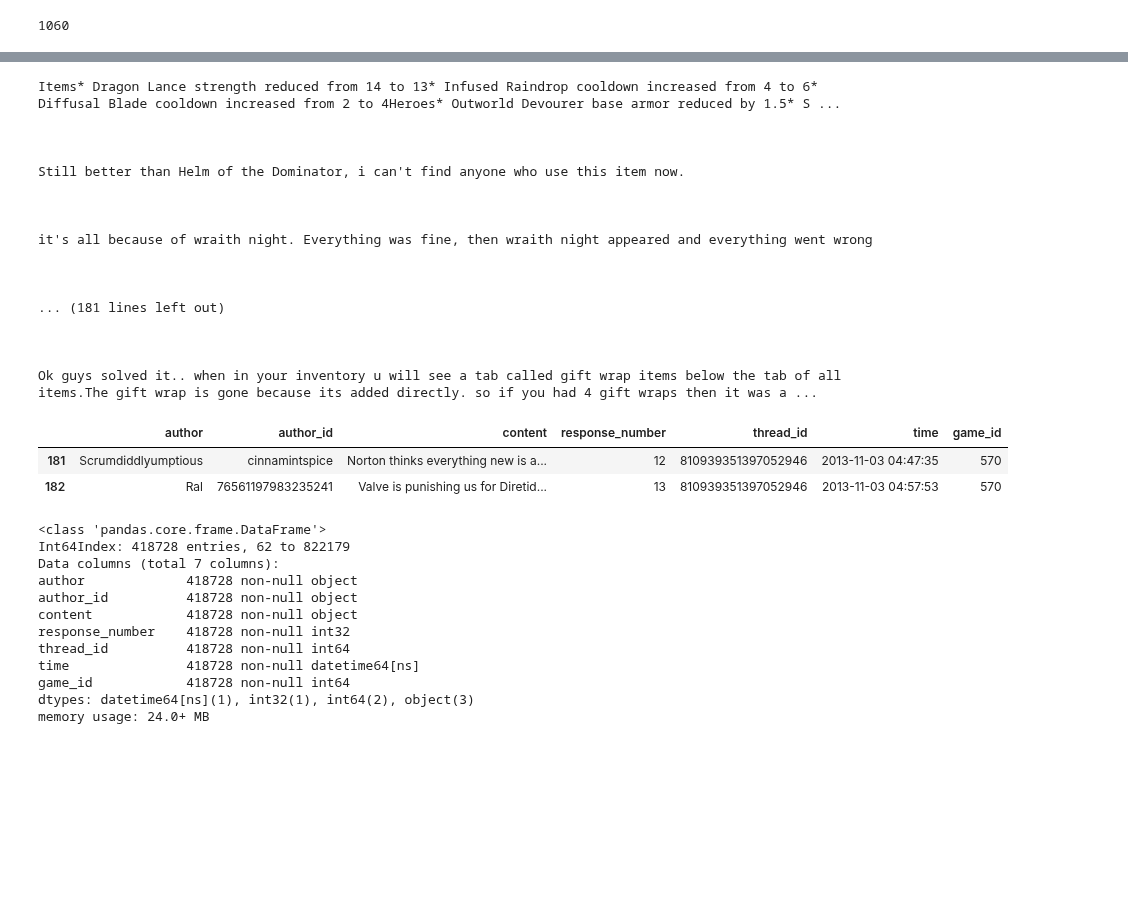
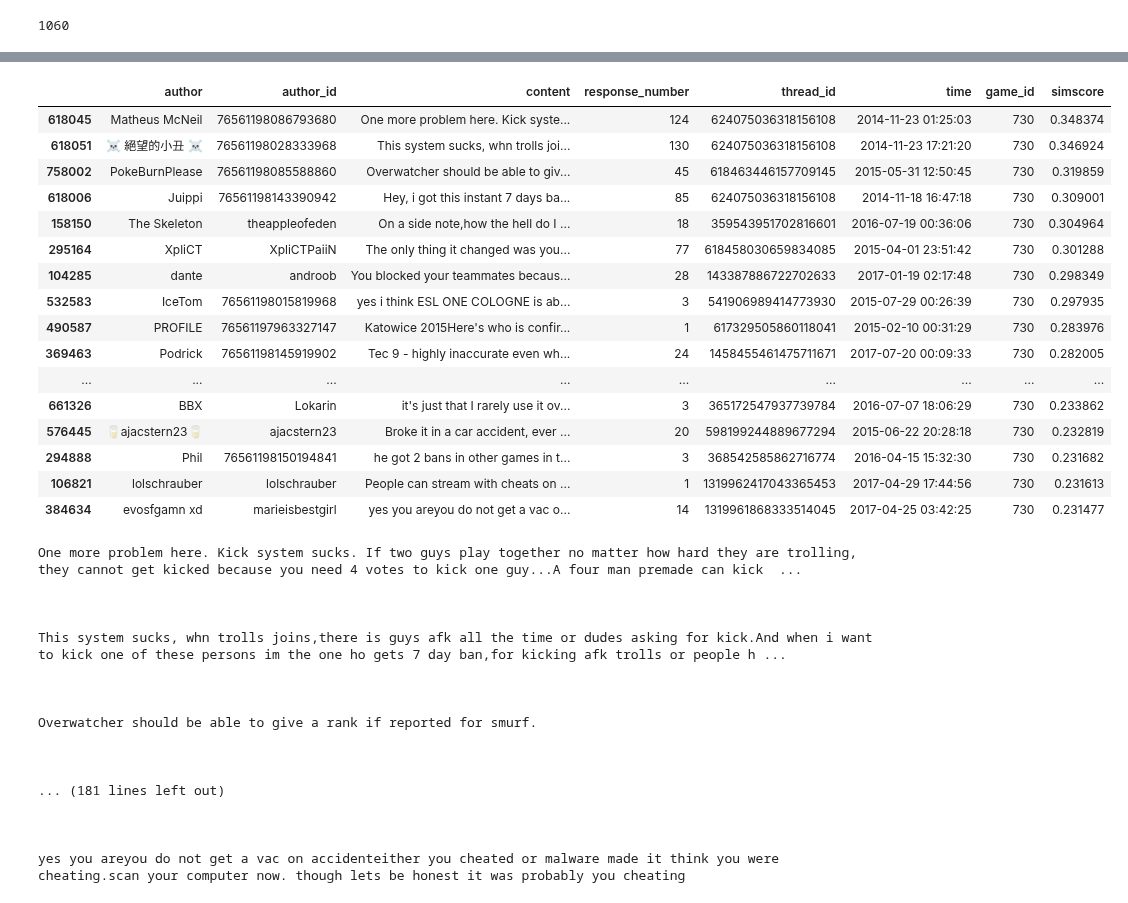
Before and after one commit to johink/Ambient, a Jupyter notebook: EDA.ipynb, the cells around one changed output, grey strips where cells are left out. Cells and saved outputs as stored; diff of their text form; code cells hidden in the pictures; blank space fills up the shorter version.

```diff
--- a/EDA.ipynb
+++ b/EDA.ipynb
@@ -42,8 +42,8 @@ threads = []
 posts = []
 
 for i in range(1,7):
-    thread_name = "threads{}.json".format(i)
-    post_name = "posts{}.json".format(i)
+    thread_name = "data/threads{}.json".format(i)
+    post_name = "data/posts{}.json".format(i)
     threads.extend(json.load(open(thread_name)))
     posts.extend(json.load(open(post_name)))
 # %%
@@ -197,7 +197,7 @@ len(thread_df)
 # %%
 dfs = []
 for name in ['csgo','dota2','pubg']:
-    d = json.load(open(name+'_notes.json'))
+    d = json.load(open('data/'+name+'_notes.json'))
     df = pd.DataFrame([{'date':patch['post_date'], 'change':" ".join([change['change'] for change in patch['content']])} for patch in d])
     df['game'] = name
     dfs.append(df)
@@ -245,6 +245,9 @@ def get_highest_sim_score(post_tfidf, patches_tfidf):
                   / (np.linalg.norm(post_tfidf) * np.linalg.norm(patches_tfidf, axis = 1)))
 
 def calc_sim_score(series):
+    if series.response_number >= 200:
+        return -3
+
     patches = x_trans_df[(x_trans_df.index > series.time + pd.to_timedelta(n_weeks_start, 'w')) &
                          (x_trans_df.index < series.time + pd.to_timedelta(n_weeks_end, 'w'))]
 
@@ -271,12 +274,17 @@ stopwords.update(['run', 'runs', 'running', 'patch','update','updates',
                   'go','GO','pubg','PUBG'] +
                 list('1234567890'))
 
-n_weeks_start = 1
-n_weeks_end = 4
-min_matches = 4
-max_matches = 20
-
 for gameid, gamename, thresh in zip([570, 730, 578080], ["dota2","csgo","pubg"], [.3, .3, .5]):
+    if gamename == 'dota2':
+        n_weeks_start = 2
+        n_weeks_end = 6
+        min_matches = 10
+        max_matches = 25
+    else:
+        n_weeks_start = 1
+        n_weeks_end = 4
+        min_matches = 4
+        max_matches = 20
     print(gamename)
     notes_sub = notes_df[notes_df.game == gamename]
     posts_sub = post_df[post_df.game_id == gameid]
@@ -312,16 +363,36 @@ csgo
+# %%
+posts_transformed[1].sort_values('simscore', ascending = False).head(50)
+# %% [output]
+|  | author | author_id | content | response_number | thread_id | time | game_id | simscore |
+| 618045 | Matheus McNeil | 76561198086793680 | One more problem here. Kick syste... | 124 | 624075036318156108 | 2014-11-23 01:25:03 | 730 | 0.348374 |
+| 618051 | ☠ 絕望的小丑 ☠ | 76561198028333968 | This system sucks, whn trolls joi... | 130 | 624075036318156108 | 2014-11-23 17:21:20 | 730 | 0.346924 |
+| 758002 | PokeBurnPlease | 76561198085588860 | Overwatcher should be able to giv... | 45 | 618463446157709145 | 2015-05-31 12:50:45 | 730 | 0.319859 |
+| 618006 | Juippi | 76561198143390942 | Hey, i got this instant 7 days ba... | 85 | 624075036318156108 | 2014-11-18 16:47:18 | 730 | 0.309001 |
+| 158150 | The Skeleton | theappleofeden | On a side note,how the hell do I ... | 18 | 359543951702816601 | 2016-07-19 00:36:06 | 730 | 0.304964 |
+| 295164 | XpliCT | XpliCTPaiiN | The only thing it changed was you... | 77 | 618458030659834085 | 2015-04-01 23:51:42 | 730 | 0.301288 |
+| 104285 | dante | androob | You blocked your teammates becaus... | 28 | 143387886722702633 | 2017-01-19 02:17:48 | 730 | 0.298349 |
+| 532583 | IceTom | 76561198015819968 | yes i think ESL ONE COLOGNE is ab... | 3 | 541906989414773930 | 2015-07-29 00:26:39 | 730 | 0.297935 |
+| 490587 | PROFILE | 76561197963327147 | Katowice 2015Here's who is confir... | 1 | 617329505860118041 | 2015-02-10 00:31:29 | 730 | 0.283976 |
+| 369463 | Podrick | 76561198145919902 | Tec 9 - highly inaccurate even wh... | 24 | 1458455461475711671 | 2017-07-20 00:09:33 | 730 | 0.282005 |
+| ... | ... | ... | ... | ... | ... | ... | ... | ... |
+| 661326 | BBX | Lokarin | it's just that I rarely use it ov... | 3 | 365172547937739784 | 2016-07-07 18:06:29 | 730 | 0.233862 |
+| 576445 | 🥛ajacstern23🥛 | ajacstern23 | Broke it in a car accident, ever ... | 20 | 598199244889677294 | 2015-06-22 20:28:18 | 730 | 0.232819 |
+| 294888 | Phil | 76561198150194841 | he got 2 bans in other games in t... | 3 | 368542585862716774 | 2016-04-15 15:32:30 | 730 | 0.231682 |
+| 106821 | lolschrauber | lolschrauber | People can stream with cheats on ... | 1 | 1319962417043365453 | 2017-04-29 17:44:56 | 730 | 0.231613 |
+| 384634 | evosfgamn xd | marieisbestgirl | yes you areyou do not get a vac o... | 14 | 1319961868333514045 | 2017-04-25 03:42:25 | 730 | 0.231477 |
 # %%
-for post in posts_transformed[0].sort_values('simscore', ascending = False).content.head(50):
+for post in posts_transformed[1].sort_values('simscore', ascending = False).content.head(50):
     print(post+"\n\n\n")
 # %% [output]
-Items* Dragon Lance strength reduced from 14 to 13* Infused Raindrop cooldown increased from 4 to 6* Diffusal Blade cooldown increased from 2 to 4Heroes* Outworld Devourer base armor reduced by 1.5* S ...
+One more problem here. Kick system sucks. If two guys play together no matter how hard they are trolling, they cannot get kicked because you need 4 votes to kick one guy...A four man premade can kick  ...
 
 
 
-Still better than Helm of the Dominator, i can't find anyone who use this item now.
+This system sucks, whn trolls joins,there is guys afk all the time or dudes asking for kick.And when i want to kick one of these persons im the one ho gets 7 day ban,for kicking afk trolls or people h ...
 
 
 
-it's all because of wraith night. Everything was fine, then wraith night appeared and everything went wrong
+Overwatcher should be able to give a rank if reported for smurf.
 
 
 
@@ -329,25 +400,4 @@ it's all because of wraith night. Everything was fine, then wraith night appeare
 
 
 
-Ok guys solved it.. when in your inventory u will see a tab called gift wrap items below the tab of all items.The gift wrap is gone because its added directly. so if you had 4 gift wraps then it was a ...
+yes you areyou do not get a vac on accidenteither you cheated or malware made it think you were cheating.scan your computer now. though lets be honest it was probably you cheating
-# %%
-posts_sub.head(63).tail(2)
-# %% [output]
-|  | author | author_id | content | response_number | thread_id | time | game_id |
-| 181 | Scrumdiddlyumptious | cinnamintspice | Norton thinks everything new is a... | 12 | 810939351397052946 | 2013-11-03 04:47:35 | 570 |
-| 182 | Ral | 76561197983235241 | Valve is punishing us for Diretid... | 13 | 810939351397052946 | 2013-11-03 04:57:53 | 570 |
-# %%
-posts_sub.info()
-# %% [output]
-<class 'pandas.core.frame.DataFrame'>
-Int64Index: 418728 entries, 62 to 822179
-Data columns (total 7 columns):
-author             418728 non-null object
-author_id          418728 non-null object
-content            418728 non-null object
-response_number    418728 non-null int32
-thread_id          418728 non-null int64
-time               418728 non-null datetime64[ns]
-game_id            418728 non-null int64
-dtypes: datetime64[ns](1), int32(1), int64(2), object(3)
-memory usage: 24.0+ MB
```
Also changed, not shown: parts of 8 cells of this notebook, 2 other files.
